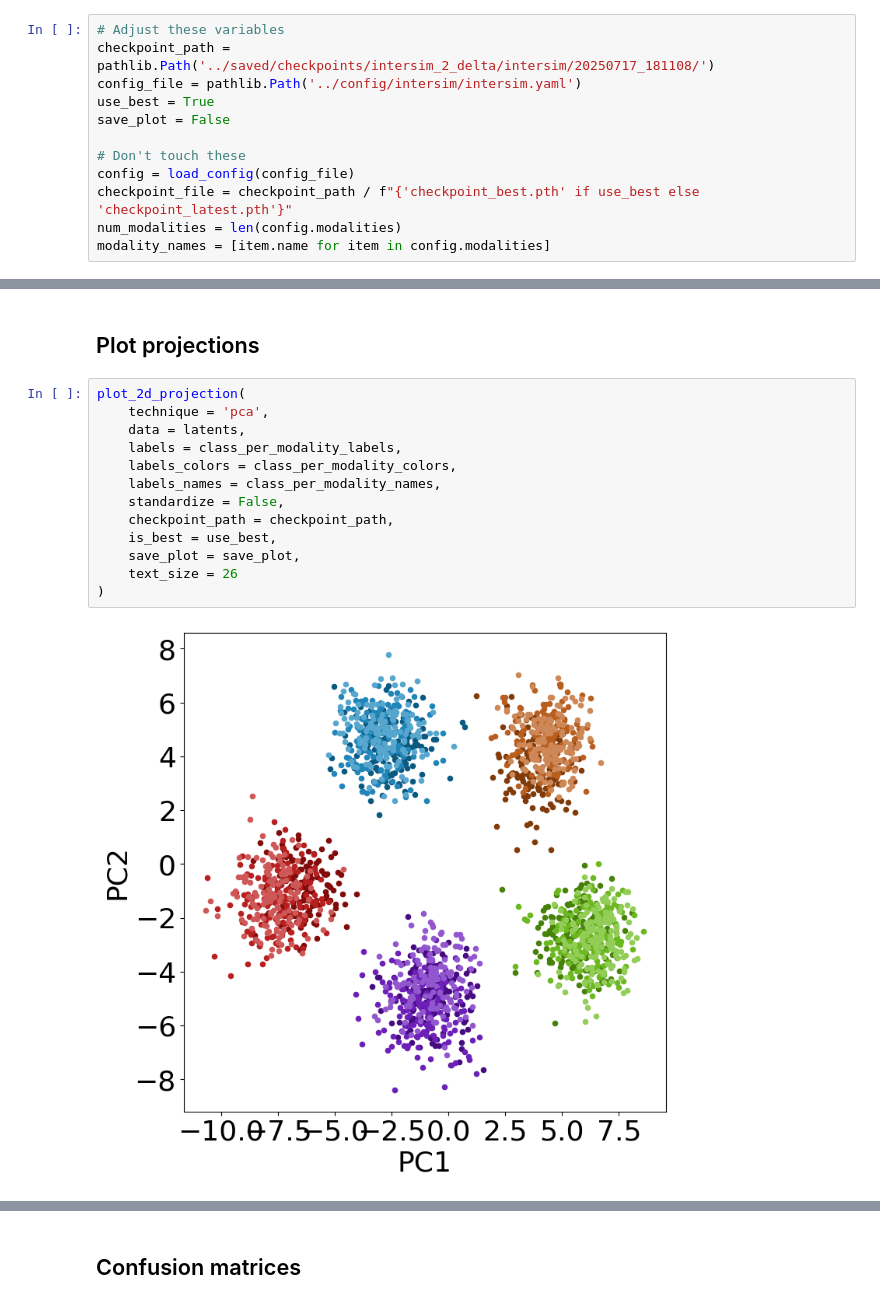
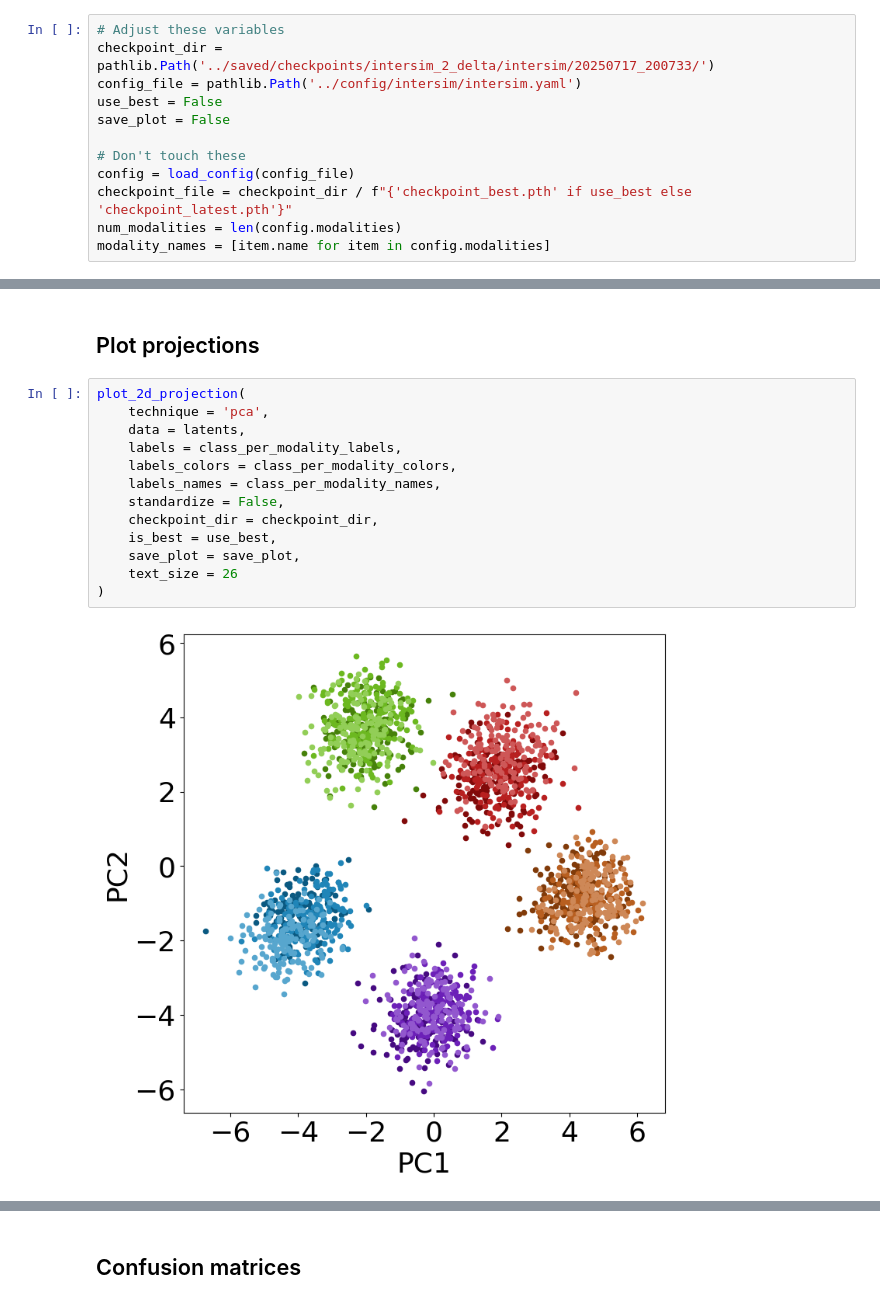
Before and after one commit to VILLOUTREIXLab/MODIS, a Jupyter notebook: example/notebooks/checkpoint_report_plots.ipynb, the cells around one changed output, grey strips where cells are left out. Saved outputs shown, nothing was run; the diff lists cells and outputs as text.

```diff
--- a/example/notebooks/checkpoint_report_plots.ipynb
+++ b/example/notebooks/checkpoint_report_plots.ipynb
@@ -18,14 +18,14 @@ from modis.utils.plots import plot_training_log, get_class_per_modality_colors,
 from src.intersim_dataset import get_datasets
 # %%
 # Adjust these variables
-checkpoint_path = pathlib.Path('../saved/checkpoints/intersim_2_delta/intersim/20250717_181108/')
+checkpoint_dir = pathlib.Path('../saved/checkpoints/intersim_2_delta/intersim/20250717_200733/')
 config_file = pathlib.Path('../config/intersim/intersim.yaml')
-use_best = True
+use_best = False
 save_plot = False
 
 # Don't touch these
 config = load_config(config_file)
-checkpoint_file = checkpoint_path / f"{'checkpoint_best.pth' if use_best else 'checkpoint_latest.pth'}"
+checkpoint_file = checkpoint_dir / f"{'checkpoint_best.pth' if use_best else 'checkpoint_latest.pth'}"
 num_modalities = len(config.modalities)
 modality_names = [item.name for item in config.modalities]
 # %% [markdown]
@@ -123,18 +123,18 @@ class_per_modality_names = [f"{config.modalities[mi].name}_{ci}" for mi in range
 # %%
 plot_2d_projection(
     technique = 'pca',
     data = latents,
     labels = class_per_modality_labels,
     labels_colors = class_per_modality_colors,
     labels_names = class_per_modality_names,
     standardize = False,
-    checkpoint_path = checkpoint_path,
+    checkpoint_dir = checkpoint_dir,
     is_best = use_best,
     save_plot = save_plot,
     text_size = 26
 )
 # %% [output]
-[figure, old version]
+[figure, new version]
 # %%
 plot_3d_projection(
     technique = 'pca',
```
Also changed, not shown: parts of 8 cells of this notebook, 4 other files.
